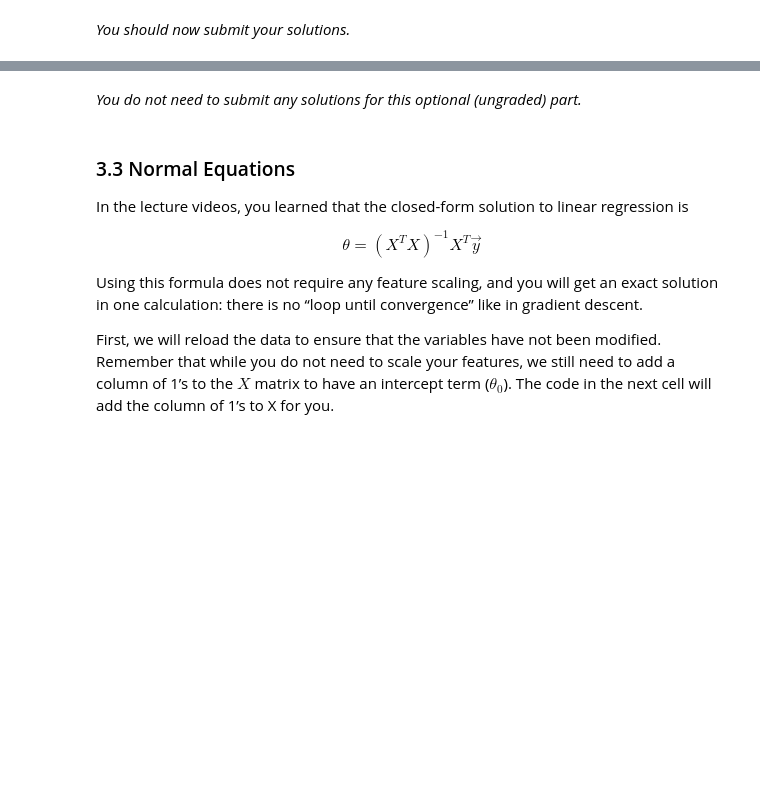
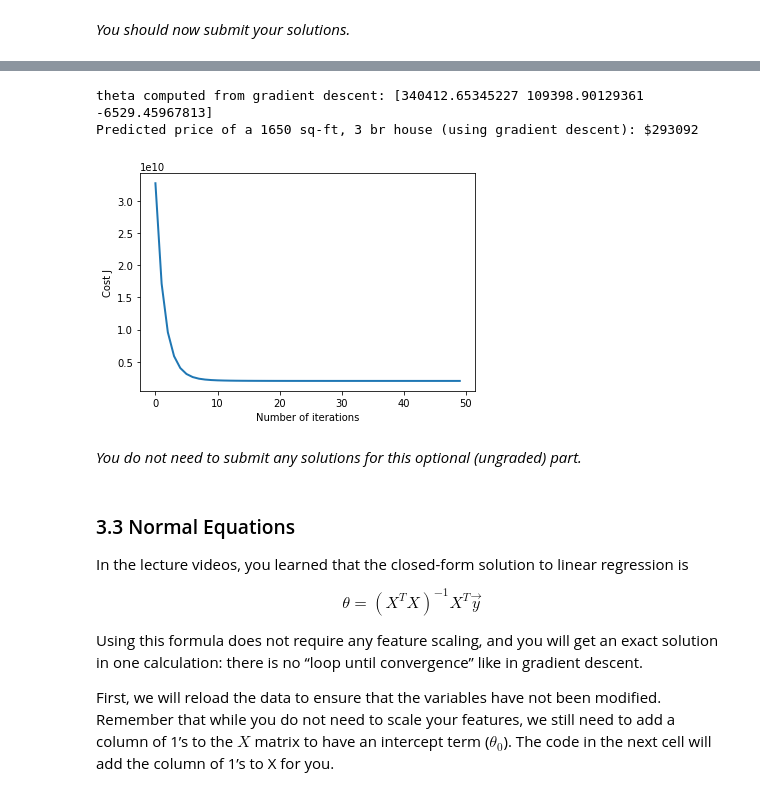
Before and after one commit to dibgerge/ml-coursera-python-assignments, a Jupyter notebook: Exercise1/exercise1.ipynb, the cells around one changed output, grey strips where cells are left out. Cells and saved outputs as stored; diff of their text form; code cells hidden in the pictures; blank space fills up the shorter version.

```diff
--- a/Exercise1/exercise1.ipynb
+++ b/Exercise1/exercise1.ipynb
@@ -736,6 +736,9 @@ def computeCostMulti(X, y, theta):
 
     # ======================= YOUR CODE HERE ===========================
 
+    hypothesis = X @ theta
+    J = (1/(2*m)) * (hypothesis - y).T @ (hypothesis - y)
+
 
     # ==================================================================
     return J
@@ -794,7 +812,7 @@ def gradientDescentMulti(X, y, theta, alpha, num_iters):
 
     for i in range(num_iters):
         # ======================= YOUR CODE HERE ==========================
-
+        theta = theta - alpha*(1/m)*sum((theta.T @ X[k] - y[k])*X[k] for k in range(m))
 
         # =================================================================
 
@@ -853,36 +886,50 @@ alpha and see which one gives you the best result.
 Finally, you should complete the code at the end to predict the price
 of a 1650 sq-ft, 3 br house.
 
 Hint
 ----
 At prediction, make sure you do the same feature normalization.
 """
 # Choose some alpha value - change this
-alpha = 0.1
-num_iters = 400
+alpha = 0.3
+num_iters = 50
+
 
 # init theta and run gradient descent
 theta = np.zeros(3)
 theta, J_history = gradientDescentMulti(X, y, theta, alpha, num_iters)
 
 # Plot the convergence graph
 pyplot.plot(np.arange(len(J_history)), J_history, lw=2)
 pyplot.xlabel('Number of iterations')
 pyplot.ylabel('Cost J')
 
 # Display the gradient descent's result
 print('theta computed from gradient descent: {:s}'.format(str(theta)))
 
 # Estimate the price of a 1650 sq-ft, 3 br house
 # ======================= YOUR CODE HERE ===========================
 # Recall that the first column of X is all-ones.
 # Thus, it does not need to be normalized.
 
-price = 0   # You should change this
+
+Area = 1650
+bed_rooms = 3
+
+
+sample_normalized = (np.array([Area, bed_rooms]) - mu) / sigma
+
+sample = np.concatenate((np.ones(1), sample_normalized), axis=0)
+
+price = sample.T @ theta
 
 # ===================================================================
 
 print('Predicted price of a 1650 sq-ft, 3 br house (using gradient descent): ${:.0f}'.format(price))
+# %% [output]
+theta computed from gradient descent: [340412.65345227 109398.90129361  -6529.45967813]
+Predicted price of a 1650 sq-ft, 3 br house (using gradient descent): $293092
+[figure, added]
 # %% [markdown]
 *You do not need to submit any solutions for this optional (ungraded) part.*
 # %% [markdown]
```
Also changed, not shown: parts of 5 cells of this notebook.
